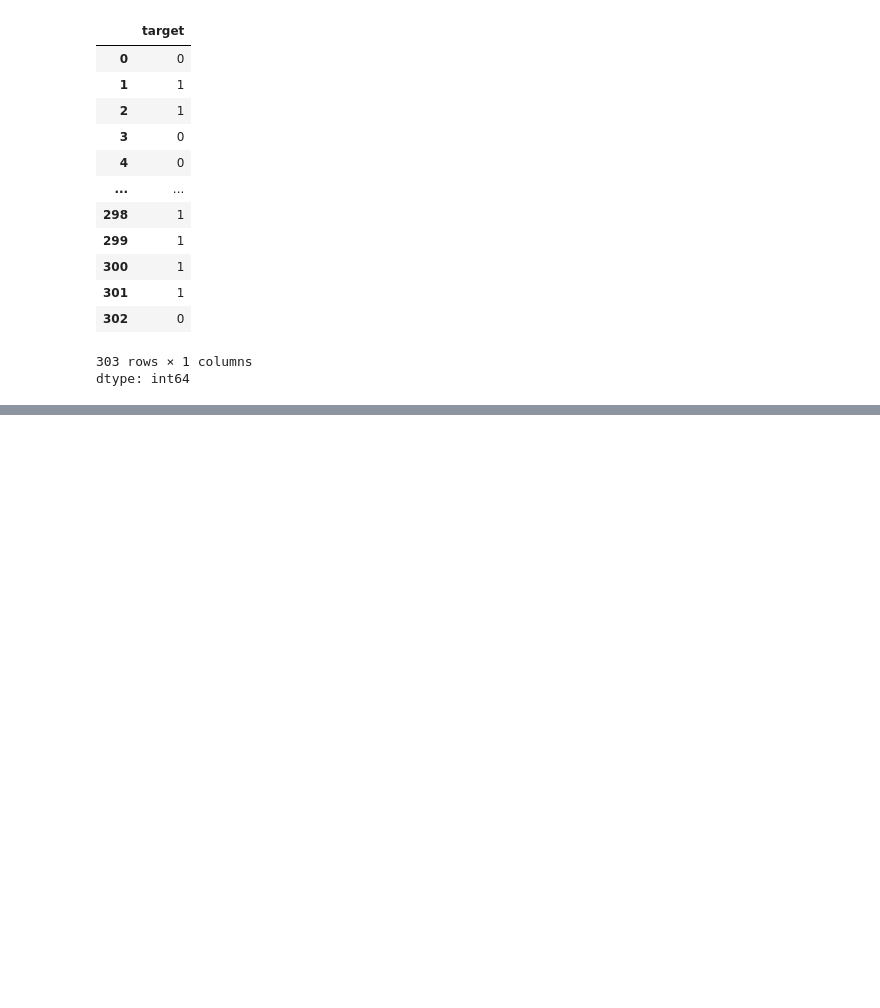
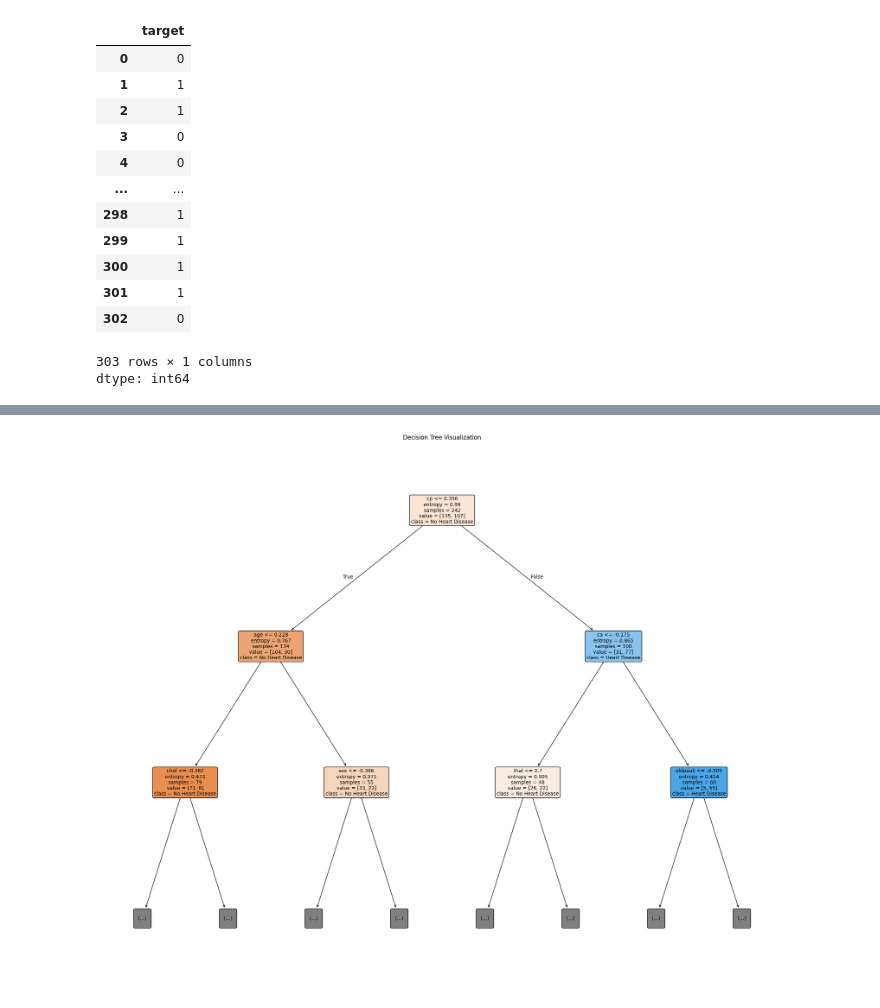
Before and after one commit to Chhaya-cloud/Chatbot, a Jupyter notebook: Bootcamp1.ipynb, the cells around one changed output, grey strips where cells are left out. Drawn from its saved outputs; the diff is of its cells as text; code cells hidden in the pictures; blank space fills up the shorter version.

```diff
--- a/Bootcamp1.ipynb
+++ b/Bootcamp1.ipynb
@@ -187,0 +287,10 @@ X_test
+# %%
+# Visualizing the decision tree
+plt.figure(figsize=(25, 20))
+plot_tree(model, filled=True, feature_names=X.columns,
+          class_names=['No Heart Disease', 'Heart Disease'],
+          rounded=True, fontsize=10, max_depth=2)
+plt.title("Decision Tree Visualization")
+plt.show()
+# %% [output]
+[figure, added]
```
Also changed, not shown: parts of 18 cells of this notebook.
